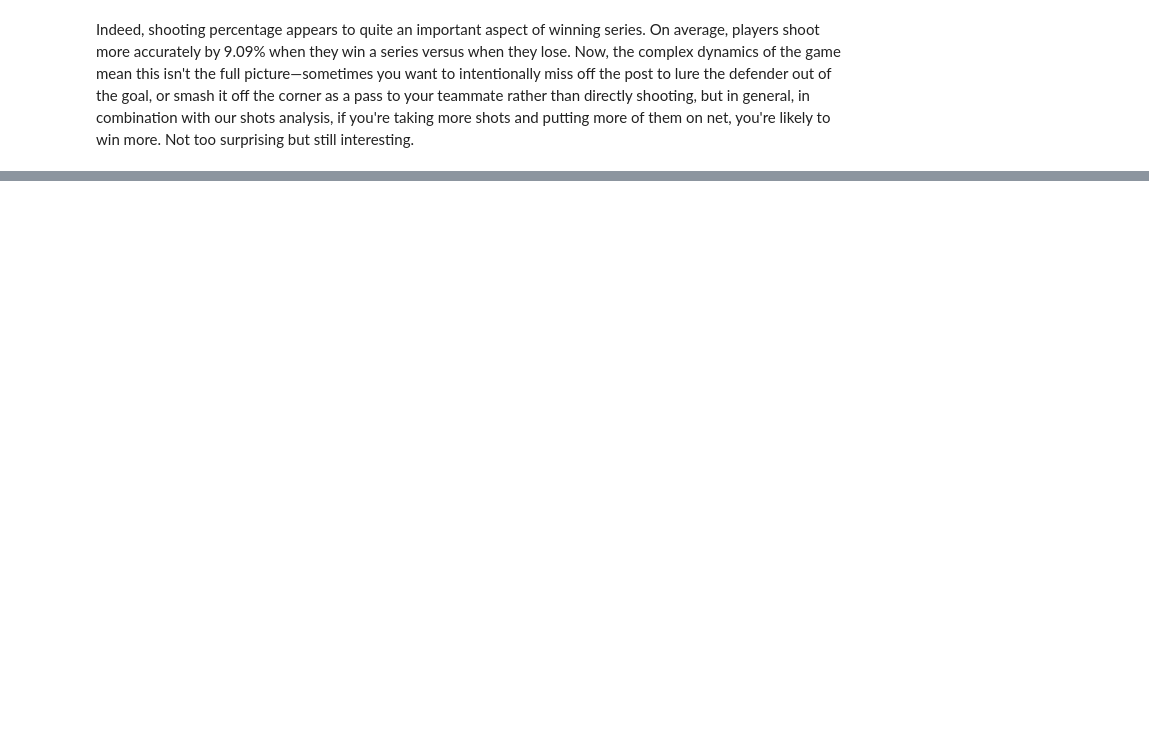
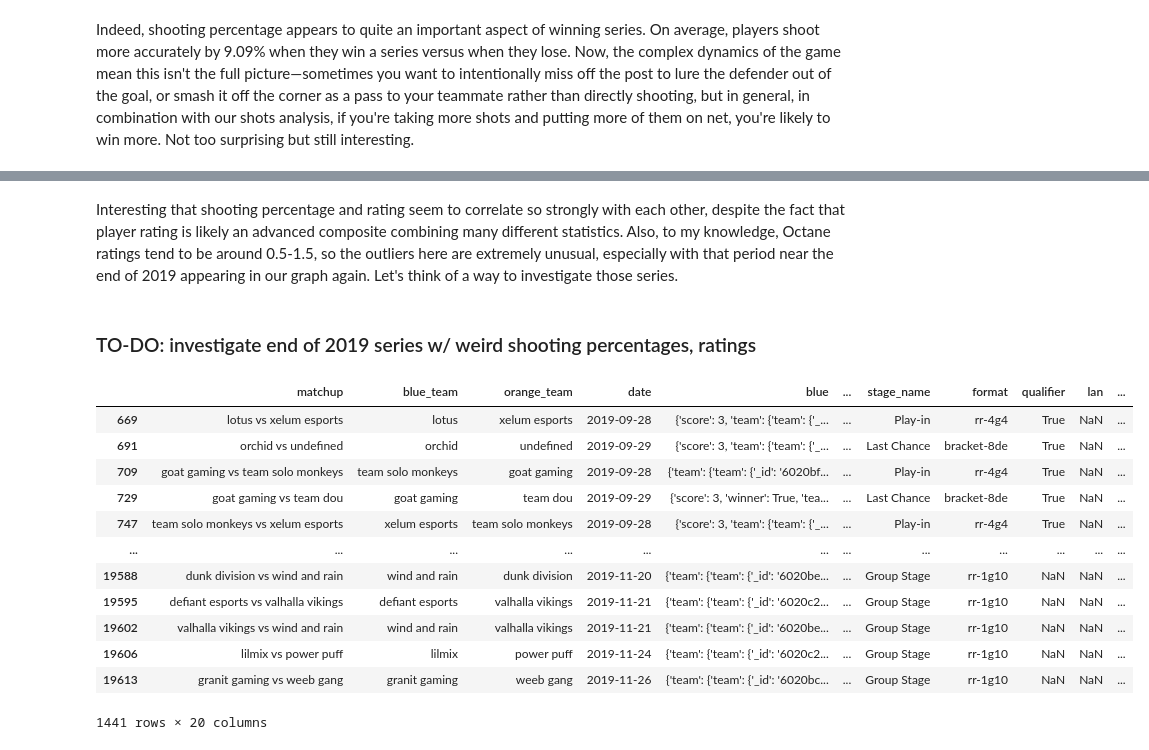
Before and after one commit to terru3/rocketleagueanalysis, a Jupyter notebook: Exploratory Visualizations.ipynb, the cells around one changed output, grey strips where cells are left out. Saved outputs shown, nothing was run; the diff lists cells and outputs as text; code cells hidden in the pictures; blank space fills up the shorter version.

```diff
--- a/Exploratory Visualizations.ipynb
+++ b/Exploratory Visualizations.ipynb
@@ -445,0 +468,21 @@ Indeed, shooting percentage appears to quite an important aspect of winning seri
+# %% [markdown]
+Interesting that shooting percentage and rating seem to correlate so strongly with each other, despite the fact that player rating is likely an advanced composite combining many different statistics. Also, to my knowledge, Octane ratings tend to be around 0.5-1.5, so the outliers here are extremely unusual, especially with that period near the end of 2019 appearing in our graph again. Let's think of a way to investigate those series.
+# %% [markdown]
+### TO-DO: investigate end of 2019 series w/ weird shooting percentages, ratings
+# %%
+outliers_df = df[(df['date'] > '2019-08-01') & (df['date'] <= '2020-01-15')]
+outliers_df
+# %% [output]
+|  | matchup | blue_team | orange_team | date | blue | ... | stage_name | format | qualifier | lan | ... |
+| 669 | lotus vs xelum esports | lotus | xelum esports | 2019-09-28 | {'score': 3, 'team': {'team': {'_... | ... | Play-in | rr-4g4 | True | NaN | ... |
+| 691 | orchid vs undefined | orchid | undefined | 2019-09-29 | {'score': 3, 'team': {'team': {'_... | ... | Last Chance | bracket-8de | True | NaN | ... |
+| 709 | goat gaming vs team solo monkeys | team solo monkeys | goat gaming | 2019-09-28 | {'team': {'team': {'_id': '6020bf... | ... | Play-in | rr-4g4 | True | NaN | ... |
+| 729 | goat gaming vs team dou | goat gaming | team dou | 2019-09-29 | {'score': 3, 'winner': True, 'tea... | ... | Last Chance | bracket-8de | True | NaN | ... |
+| 747 | team solo monkeys vs xelum esports | xelum esports | team solo monkeys | 2019-09-28 | {'score': 3, 'team': {'team': {'_... | ... | Play-in | rr-4g4 | True | NaN | ... |
+| ... | ... | ... | ... | ... | ... | ... | ... | ... | ... | ... | ... |
+| 19588 | dunk division vs wind and rain | wind and rain | dunk division | 2019-11-20 | {'team': {'team': {'_id': '6020be... | ... | Group Stage | rr-1g10 | NaN | NaN | ... |
+| 19595 | defiant esports vs valhalla vikings | defiant esports | valhalla vikings | 2019-11-21 | {'team': {'team': {'_id': '6020c2... | ... | Group Stage | rr-1g10 | NaN | NaN | ... |
+| 19602 | valhalla vikings vs wind and rain | wind and rain | valhalla vikings | 2019-11-21 | {'team': {'team': {'_id': '6020be... | ... | Group Stage | rr-1g10 | NaN | NaN | ... |
+| 19606 | lilmix vs power puff | lilmix | power puff | 2019-11-24 | {'team': {'team': {'_id': '6020c2... | ... | Group Stage | rr-1g10 | NaN | NaN | ... |
+| 19613 | granit gaming vs weeb gang | granit gaming | weeb gang | 2019-11-26 | {'team': {'team': {'_id': '6020bc... | ... | Group Stage | rr-1g10 | NaN | NaN | ... |
+1441 rows × 20 columns
```
Also changed, not shown: parts of 20 cells of this notebook.
